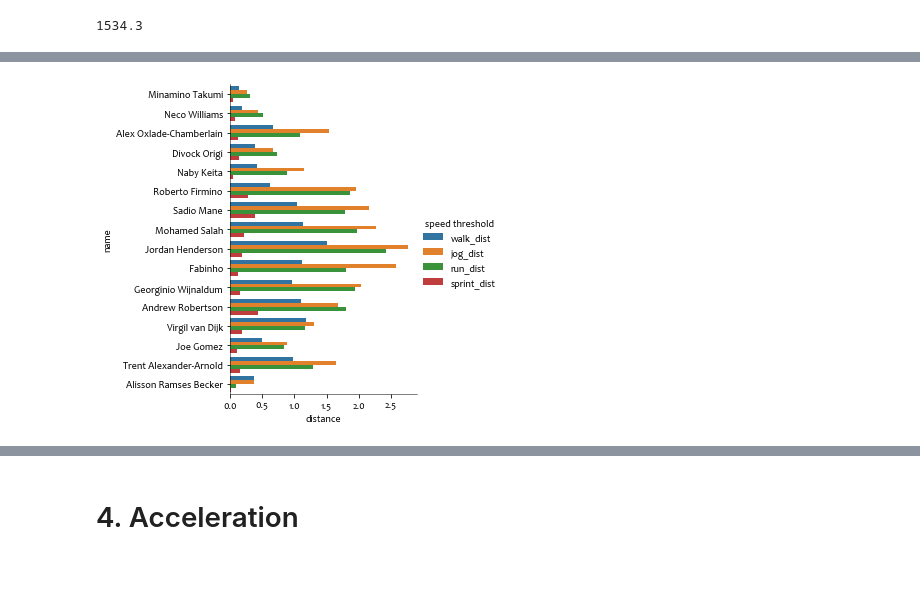
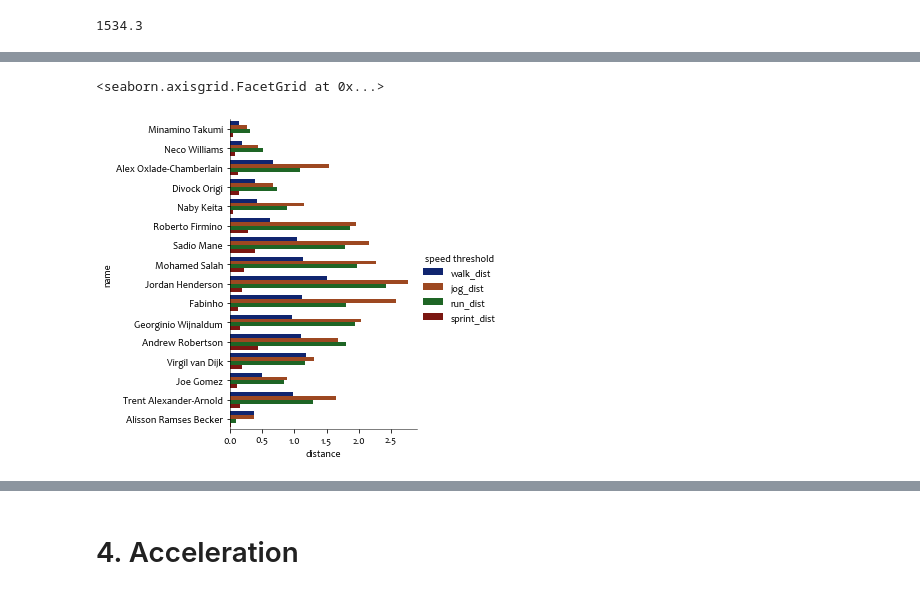
Before and after one commit to JohnLindblad/FinalProject-PlayerFitness, a Jupyter notebook: FinalProject-John.ipynb, the cells around one changed output, grey strips where cells are left out. Cells and saved outputs as stored; diff of their text form; code cells hidden in the pictures.

```diff
--- a/FinalProject-John.ipynb
+++ b/FinalProject-John.ipynb
@@ -431,12 +433,15 @@ summary_stats['max_speed_99pc'] = np.array(speed_df.quantile(0.99)) # Results se
 summary_stats['max_acc'] = np.array(acc_df.max())
 summary_stats['max_acc_99pc'] = np.array(acc_df.quantile(0.99)) # Unsure about these values... check with other games
 # %%
-# Speed threshold distances
-
+# Speed threshold distances and ratios
 summary_stats['walk_dist'] = np.array(speed_df[(speed_df > 0) & (speed_df <= 2)].sum()/10/1000)
 summary_stats['jog_dist'] = np.array(speed_df[(speed_df > 2) & (speed_df <= 4)].sum()/10/1000)
 summary_stats['run_dist'] = np.array(speed_df[(speed_df > 4) & (speed_df <= 7)].sum()/10/1000)
 summary_stats['sprint_dist'] = np.array(speed_df[speed_df >= 7].sum()/10/1000)
+summary_stats['walk_ratio'] = summary_stats.walk_dist/(summary_stats.run_dist+summary_stats.jog_dist+summary_stats.walk_dist)
+summary_stats['jog_ratio'] = summary_stats.jog_dist/(summary_stats.run_dist+summary_stats.jog_dist+summary_stats.walk_dist)
+summary_stats['run_ratio'] = summary_stats.run_dist/(summary_stats.run_dist+summary_stats.jog_dist+summary_stats.walk_dist)
+# sprint_ratio ignored since won't be added for extrapolated values
 # %%
 summary_stats
 # %% [output]
@@ -460 +465,22 @@ summary_stats
+# %%
+# Decomposing unobserved distance
+
+walk_speed = 2 # Use value between 0-2
+jog_speed = 3 # Use value between 2-4
+run_speed = 5 # Use value between 4-7
+sprint_speed = 7 # Use value greater than 7
+
+walk_weight = 0.66 # 66% missing data assumed walking speed, 33% extrapolated using observed running/jogging ratio
+
+summary_stats['walk_dist_adj'] = walk_weight*(walk_speed*summary_stats.mins_missing)*60/1000
+summary_stats['jog_dist_adj'] = (1-walk_weight)*(summary_stats.jog_ratio)*(summary_stats.mins_missing*jog_speed)*60/1000
+summary_stats['run_dist_adj'] = (1-walk_weight)*(summary_stats.run_ratio)*(summary_stats.mins_missing*run_speed)*60/1000
+# Assumed no sprinting off ball
+
+summary_stats['total_dist_xtrp'] = summary_stats.walk_dist_adj + summary_stats.jog_dist_adj + summary_stats.run_dist_adj + summary_stats.sprint_dist
+
+summary_stats['walk_dist_total'] = summary_stats.walk_dist + summary_stats.walk_dist_adj
+summary_stats['jog_dist_total'] = summary_stats.jog_dist + summary_stats.jog_dist_adj
+summary_stats['run_dist_total'] = summary_stats.run_dist + summary_stats.run_dist_adj
+summary_stats['sprint_dist_total'] = summary_stats.sprint_dist
 # %%
@@ -482,17 +545,19 @@ ax_top.set(xlabel='Distance (km)', ylabel='', title = 'Distance covered: Observe
 # %%
-### Absolute speed threshold visualization
+### Observed absolute speed threshold (doesn't include out of camera shot movements)
 cols = ['name', 'walk_dist', 'jog_dist', 'run_dist', 'sprint_dist']
 speed_thres = summary_stats.loc[:,cols]
 speed_thres = speed_thres[(speed_thres != 0)]
 speed_thres = speed_thres.dropna()
 speed_thres = pd.melt(speed_thres, id_vars="name", var_name="speed threshold", value_name="distance")
-
-ax = sns.catplot(y = 'name',
-            x = 'distance',
-            hue = 'speed threshold',
-            data = speed_thres,
-            kind='bar')
-
+sns.catplot(y = 'name',
+               x = 'distance',
+               hue = 'speed threshold',
+               data = speed_thres,
+               kind = 'bar',
+               palette = 'dark')
+# See https://www.youtube.com/watch?v=teCgjQ2ZKNo 8 mins in for what we should roughly be aiming for, although this doesn't give positions
+# Walking underestimated so we can assume a large percentage of unrecorded data is walking speed
 ###
 # %% [output]
+<seaborn.axisgrid.FacetGrid at 0x...>
-[figure, old version]
+[figure, new version]
```
Also changed, not shown: parts of 21 cells of this notebook.
